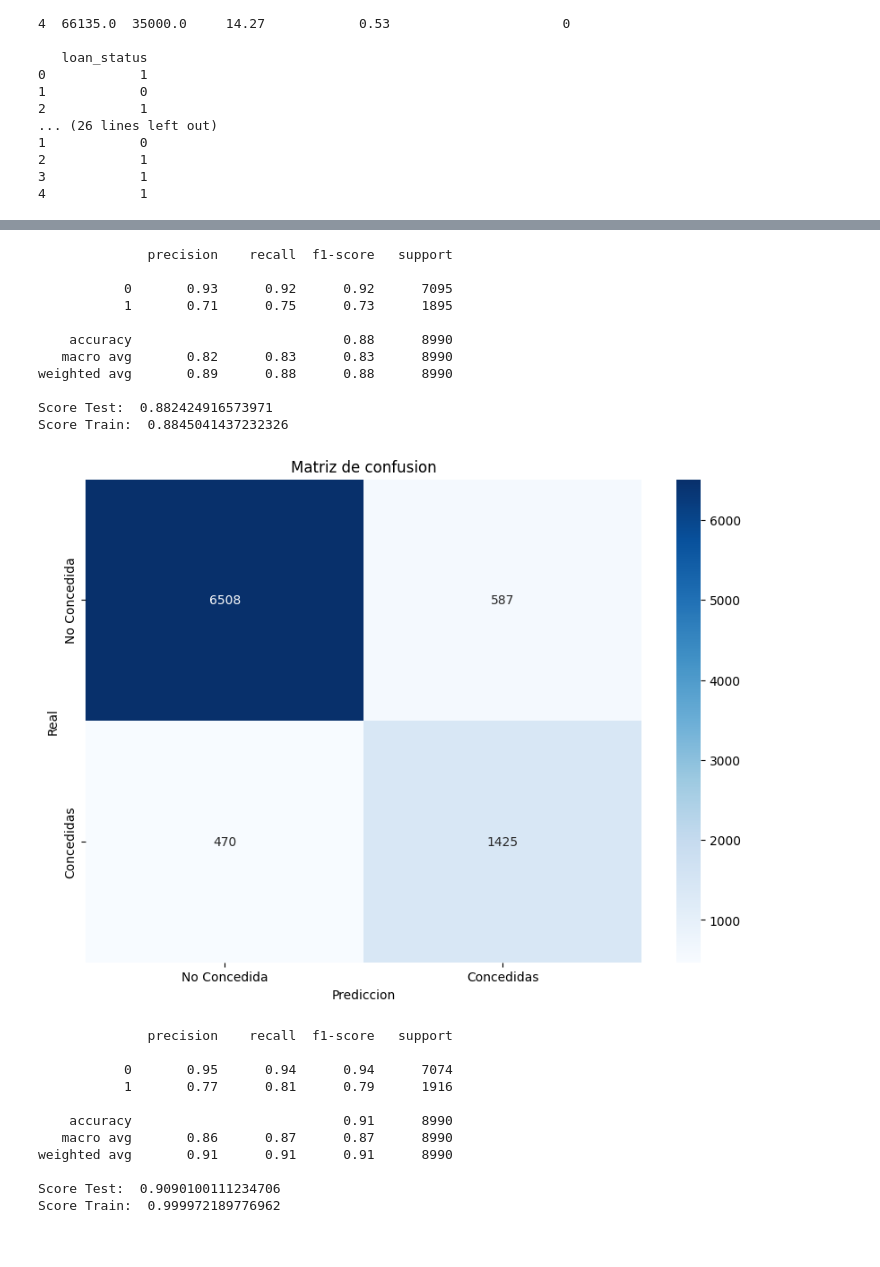
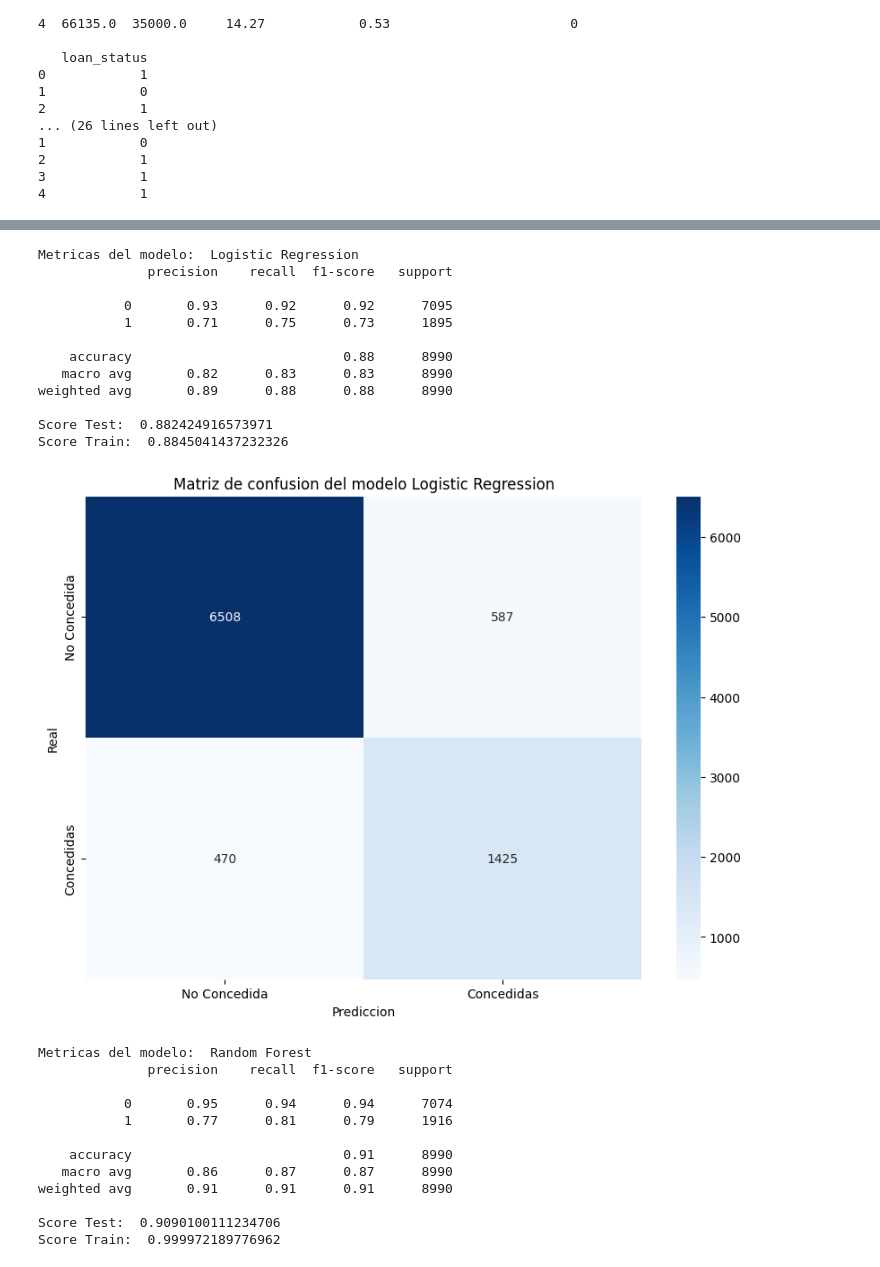
Before and after one commit to ricmiber96/IABD, a Jupyter notebook: PIA/UD03/UD03_Analisis_Crediticio/UD_03_Analisis_Crediticio.ipynb, the cells around one changed output, grey strips where cells are left out. Saved outputs shown, nothing was run; the diff lists cells and outputs as text; code cells hidden in the pictures.

Commit message:
Add: Practice PIA UD03 Analisis Crediticio Entrenado Primer Modelo de Regresion

```diff
--- a/PIA/UD03/UD03_Analisis_Crediticio/UD_03_Analisis_Crediticio.ipynb
+++ b/PIA/UD03/UD03_Analisis_Crediticio/UD_03_Analisis_Crediticio.ipynb
@@ -221,16 +247,23 @@ data_clean.drop(['gender'], axis=1)
 
 education_map = {'High School': 0, 'Associte': 1, 'Bachelor': 2, 'Master': 3, 'Doctorate': 4}
 data_clean['education_encoded'] = data_clean['education'].map(education_map)
+
+# Rellenamos los valores NaN con 0
+data_clean['education_encoded'] = data_clean['education_encoded'].fillna(0)
+data_clean['education_encoded'] = data_clean['education_encoded'].astype(int)
+
+
 data_clean.drop(['education'], axis=1)
 
-data_ownership = pd.get_dummies(data_clean['ownership'], prefix='ownership', drop_first=True)
+data_ownership = pd.get_dummies(data_clean['ownership'], prefix='ownership', dtype=int, drop_first=True)
 data_clean = pd.concat([data_clean, data_ownership], axis=1)
 
-data_purpose = pd.get_dummies(data_clean['purpose'], prefix='purpose', drop_first=True)
+data_purpose = pd.get_dummies(data_clean['purpose'], prefix='purpose', dtype=int, drop_first=True)
 data_clean = pd.concat([data_clean, data_purpose], axis=1)
 
 data_previous_loans = {'No': 0, 'Yes': 1}
 data_clean['previous_loans_encoded'] = data_clean['previous_loans'].map(data_previous_loans)
+data_clean['previous_loans_encoded'] = data_clean['previous_loans_encoded'].astype(int)
 
 data_encoded = data_clean.drop(['gender','education','ownership', 'purpose', 'previous_loans'], axis=1)
 
@@ -346,12 +363,13 @@ Name: proportion, dtype: float64
 3. XGBoost
 # %%
 # Creamos una funcion que entrene un modelo de clasificacion y muestre las metricas y la matriz de confusion
-def train_model(model):
+def train_model(model, type_model):
     model.fit(X_train, y_train.astype(int))
     y_pred = model.predict(X_test)
     conf_matrix = confusion_matrix(y_pred, y_test.astype(int))
+
+    print("Metricas del modelo: ", type_model)
     print(classification_report(y_pred, y_test.astype(int)))
-
     print("Score Test: ", model.score(X_test, y_test.astype(int)))
     print("Score Train: ", model.score(X_train, y_train.astype(int)))
 
@@ -359,43 +377,45 @@ def train_model(model):
     sns.heatmap(conf_matrix, annot=True, fmt='d', cmap='Blues', xticklabels=['No Concedida', 'Concedidas'], yticklabels=['No Concedida', 'Concedidas'])
     plt.xlabel('Prediccion')
     plt.ylabel('Real')
-    plt.title('Matriz de confusion')
+    plt.title('Matriz de confusion del modelo ' + type_model)
     plt.show()
 # %%
 #Seperamos las columnas predictoras y la variable target
 X = data_encoded.drop(columns=[target])
 y = data_encoded[target]
 
 #Dividimos el dataset en conjunto de entrenamiento y prueba
 from sklearn.model_selection import train_test_split
 X_train, X_test, y_train, y_test = train_test_split(X, y, test_size=0.2, random_state=42)
 
 #Creamos el modelo y entrenamos
 from sklearn.linear_model import LogisticRegression
 from sklearn.ensemble import RandomForestClassifier
 from sklearn.tree import DecisionTreeClassifier
 
 model = LogisticRegression(random_state=42)
-train_model(model)
+train_model(model, 'Logistic Regression')
 
 model = RandomForestClassifier(class_weight='balanced', random_state=42)
-train_model(model)
+train_model(model, 'Random Forest')
 
 model = DecisionTreeClassifier(class_weight='balanced', random_state=42)
-train_model(model)
+train_model(model, 'Decision Tree')
 # %% [output]
+Metricas del modelo:  Logistic Regression
               precision    recall  f1-score   support
 
            0       0.93      0.92      0.92      7095
            1       0.71      0.75      0.73      1895
 
     accuracy                           0.88      8990
    macro avg       0.82      0.83      0.83      8990
 weighted avg       0.89      0.88      0.88      8990
 
 Score Test:  0.882424916573971
 Score Train:  0.8845041437232326
-[figure, old version]
+[figure, new version]
+Metricas del modelo:  Random Forest
               precision    recall  f1-score   support
 
            0       0.95      0.94      0.94      7074
```
Also changed, not shown: parts of 13 cells of this notebook.
